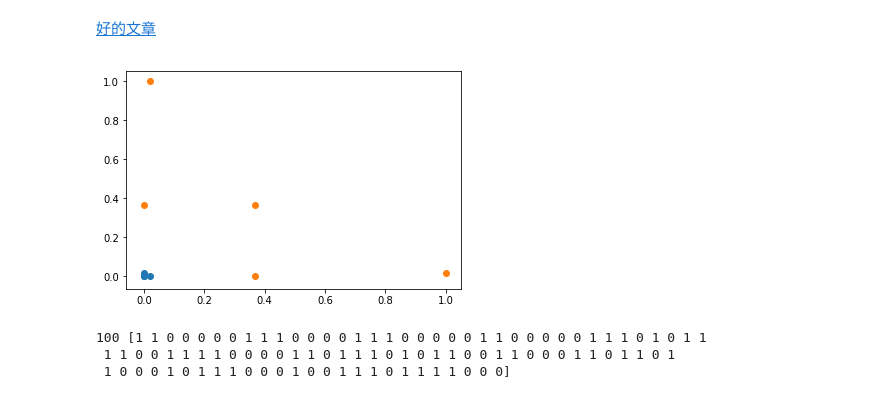
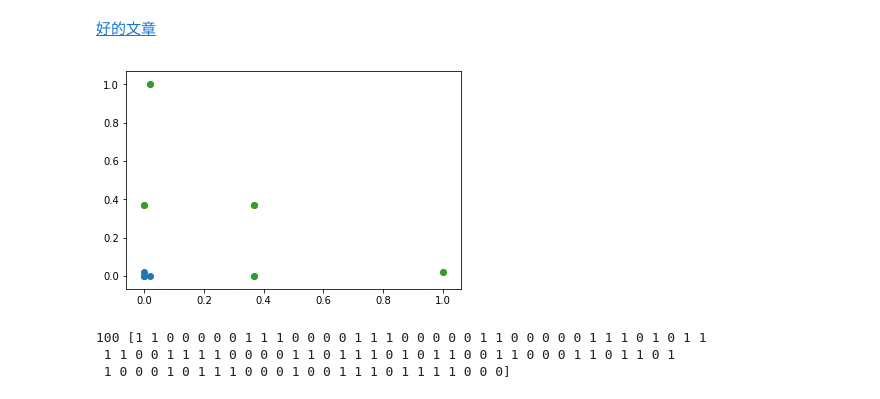
Before and after one commit to Gavince/lihang_Machine, a Jupyter notebook: 第七章/支持向量机.ipynb, the cells around one changed output. Saved outputs shown, nothing was run; the diff lists cells and outputs as text; code cells hidden in the pictures.

```diff
--- a/第七章/支持向量机.ipynb
+++ b/第七章/支持向量机.ipynb
@@ -173,7 +173,7 @@ plt.show()
 # %% [markdown]
 [好的文章](https://www.cnblogs.com/volcao/p/9465214.html)
 # %%
-def gaussian(x, l):
+def gaussion(x, l):
     gamma = 1.0
     return np.exp(-gamma * (x-l)**2)
 # %%
@@ -189,11 +189,12 @@ for i,data in enumerate(x):
 # %%
 #print(X_new)
 plt.scatter(X_new[y==0,0], X_new[y==0,1])
 plt.scatter(X_new[y==1,0], X_new[y==1,1])
+plt.scatter(X_new[y==1,0], X_new[y==1,1])
 plt.savefig("gaussian classification")
 plt.show()
 # %% [output]
-[figure, old version]
+[figure, new version]
 # %%
 #RBF核
 import numpy as np
```
Also changed, not shown: parts of 4 cells of this notebook, 7 other files.
